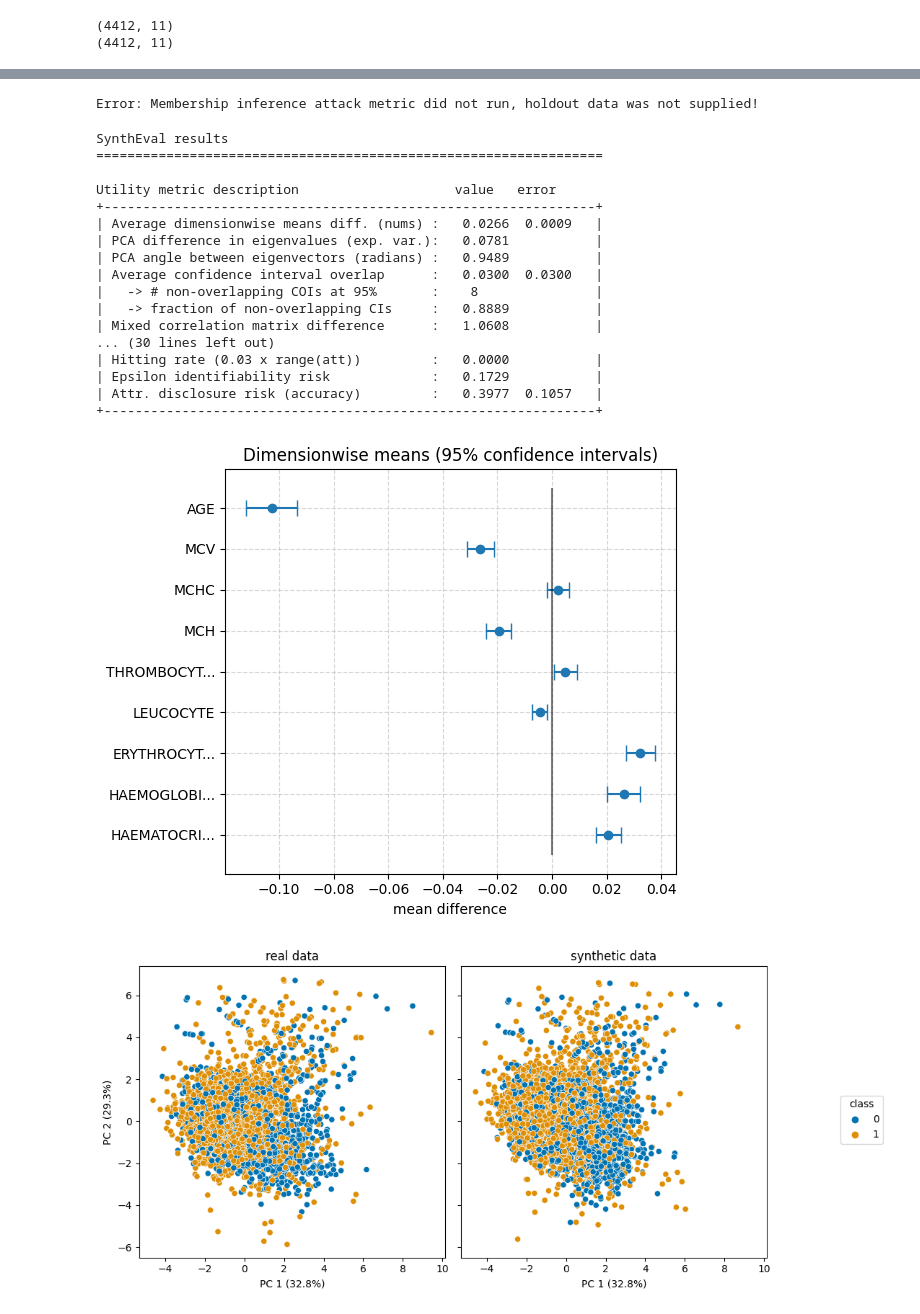
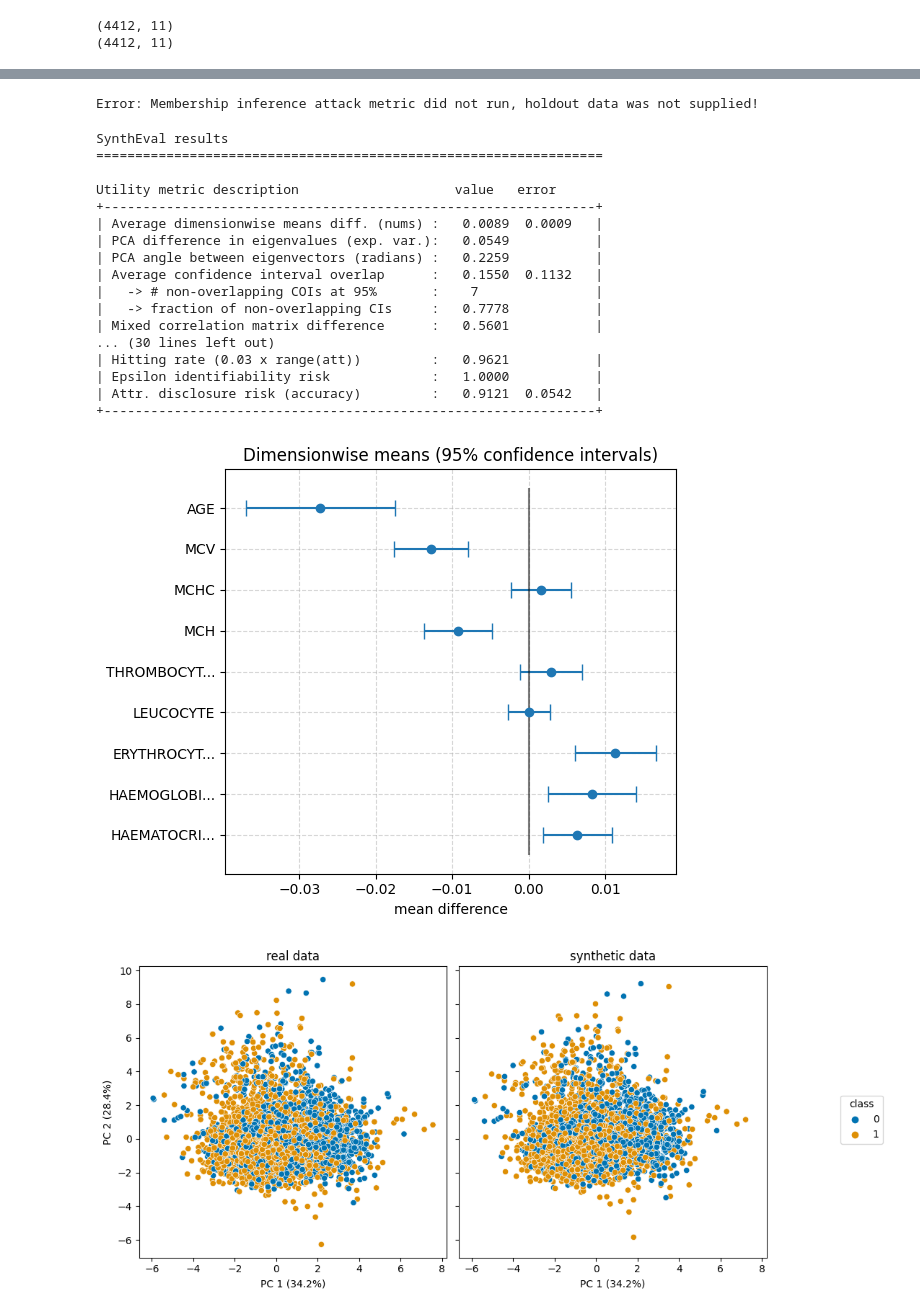
Before and after one commit to Ayfred/dissertation_maxime_mu, a Jupyter notebook: syntheval/SynthEval_Llama_Data2.ipynb, the cells around one changed output, grey strips where cells are left out. Cells and saved outputs as stored; diff of their text form; code cells hidden in the pictures.

```diff
--- a/syntheval/SynthEval_Llama_Data2.ipynb
+++ b/syntheval/SynthEval_Llama_Data2.ipynb
@@ -55,29 +55,29 @@ original_data_test = original_data.iloc[int(0.8 * len(original_data)):]
 # %%
 from syntheval import SynthEval
 
-evaluator = SynthEval(original_data_train)
+evaluator = SynthEval(original_data)
 _ = evaluator.evaluate(generated_data, 'SOURCE', "full_eval")
 # %% [output]
 SynthEval: inferred categorical columns...
 SynthEval: synthetic data read successfully
 Error: AUROC metric did not run, analysis target variable did not have appropriate number levels (i.e. 2) or test data was not supplied!
 Error: Membership inference attack metric did not run, holdout data was not supplied!
 SynthEval results
 =================================================================
 
 Utility metric description                    value   error
 +---------------------------------------------------------------+
-| Average dimensionwise means diff. (nums) :   0.0266  0.0009   |
-| PCA difference in eigenvalues (exp. var.):   0.0781           |
-| PCA angle between eigenvectors (radians) :   0.9489           |
-| Average confidence interval overlap      :   0.0300  0.0300   |
-|   -> # non-overlapping COIs at 95%       :    8               |
-|   -> fraction of non-overlapping CIs     :   0.8889           |
-| Mixed correlation matrix difference      :   1.0608           |
+| Average dimensionwise means diff. (nums) :   0.0089  0.0009   |
+| PCA difference in eigenvalues (exp. var.):   0.0549           |
+| PCA angle between eigenvectors (radians) :   0.2259           |
+| Average confidence interval overlap      :   0.1550  0.1132   |
+|   -> # non-overlapping COIs at 95%       :    7               |
+|   -> fraction of non-overlapping CIs     :   0.7778           |
+| Mixed correlation matrix difference      :   0.5601           |
 ... (30 lines left out)
-| Hitting rate (0.03 x range(att))         :   0.0000           |
-| Epsilon identifiability risk             :   0.1729           |
-| Attr. disclosure risk (accuracy)         :   0.3977  0.1057   |
+| Hitting rate (0.03 x range(att))         :   0.9621           |
+| Epsilon identifiability risk             :   1.0000           |
+| Attr. disclosure risk (accuracy)         :   0.9121  0.0542   |
 +---------------------------------------------------------------+
-[figure, old version]
+[figure, new version]
-[figure, old version]
+[figure, new version]
```
Also changed, not shown: parts of 1 cell of this notebook, 31 other files.
